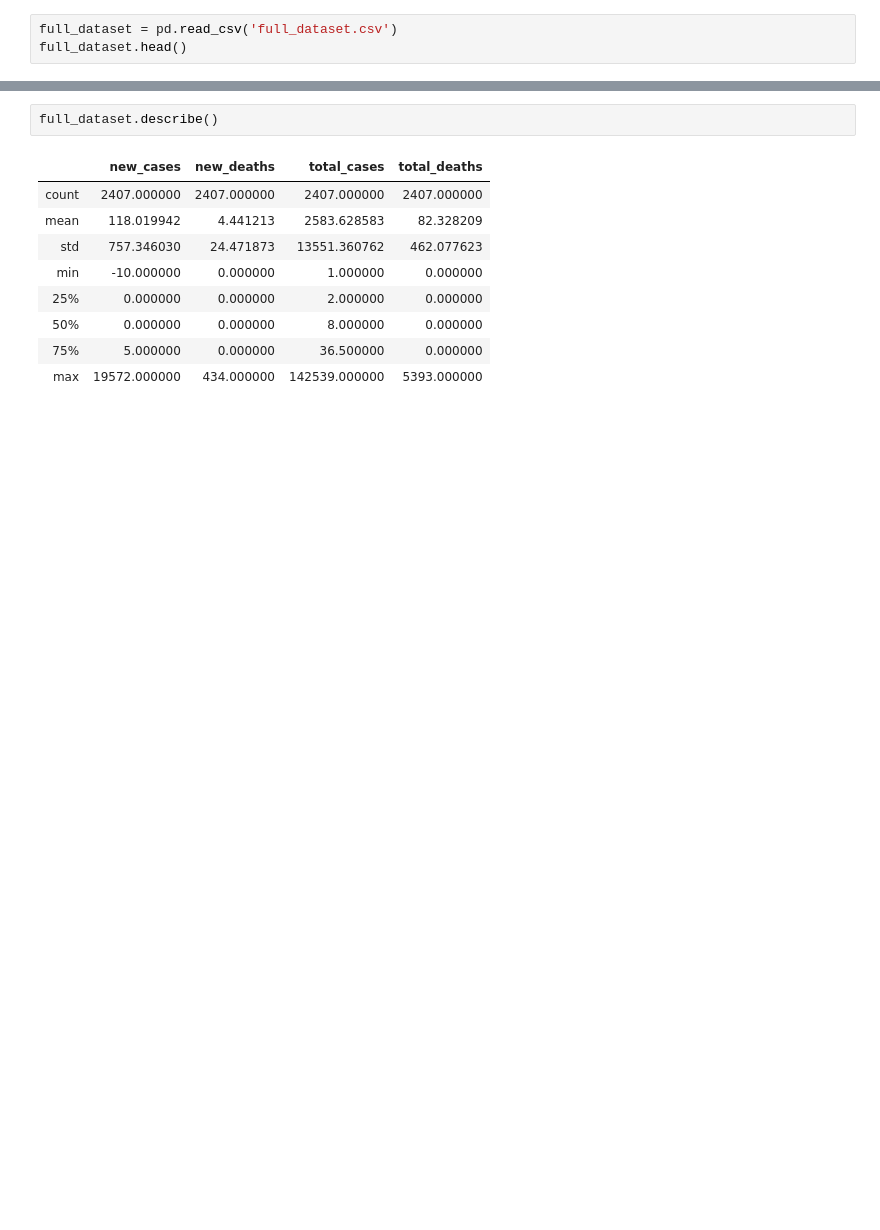
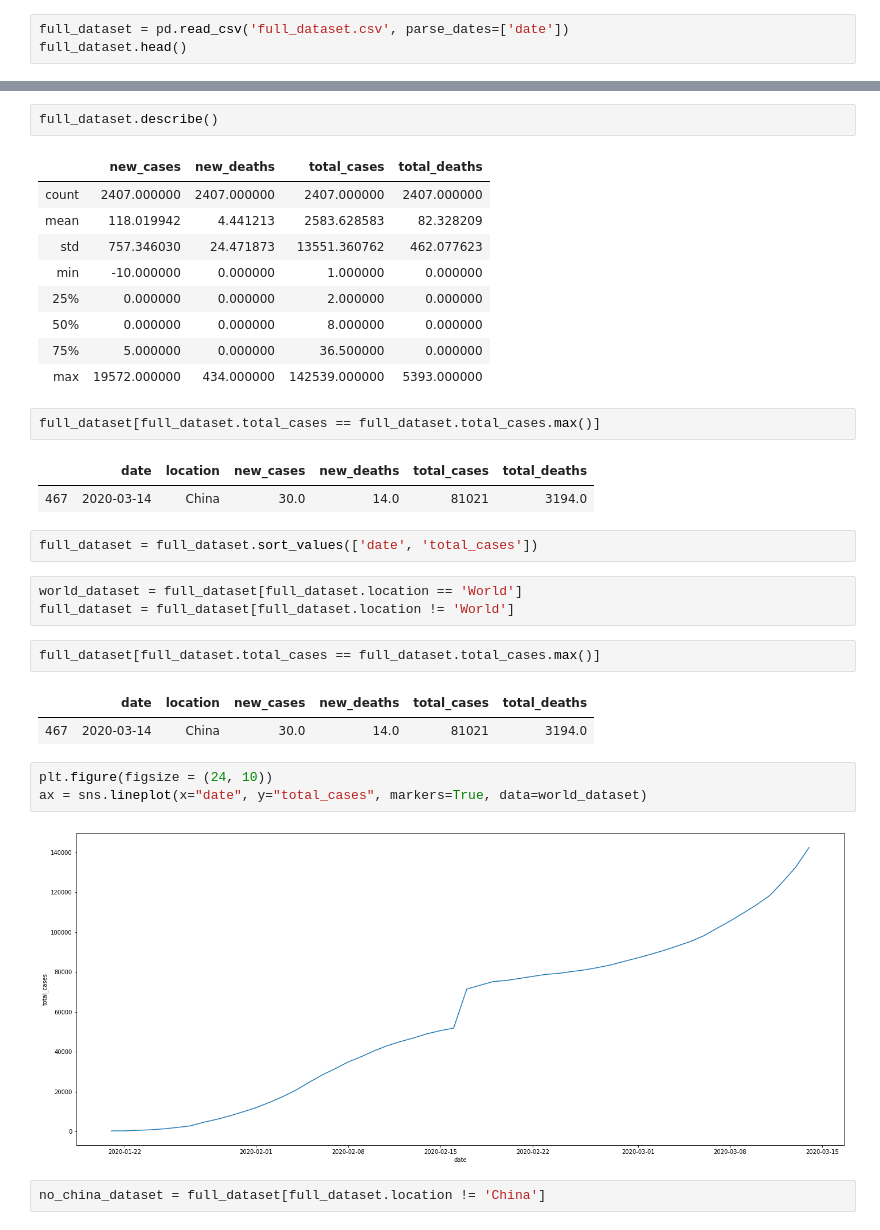
Before and after one commit to MohammedAlawami/corona-data-challenge, a Jupyter notebook: coronavirus_analysis.ipynb, the cells around one changed output, grey strips where cells are left out. Saved outputs shown, nothing was run; the diff lists cells and outputs as text; blank space fills up the shorter version.

Commit message:
added some visualaization

```diff
--- a/coronavirus_analysis.ipynb
+++ b/coronavirus_analysis.ipynb
@@ -41,7 +41,7 @@ total_confirmed.head()
 | 4 | 2020-01-25 | 1320 | NaN | NaN | NaN | NaN | NaN | NaN | NaN | ... |
 5 rows × 138 columns
 # %%
-full_dataset = pd.read_csv('full_dataset.csv')
+full_dataset = pd.read_csv('full_dataset.csv', parse_dates=['date'])
 full_dataset.head()
 # %% [output]
 |  | date | location | new_cases | new_deaths | total_cases | total_deaths |
@@ -86,3 +86,25 @@ full_dataset.describe()
 | 50% | 0.000000 | 0.000000 | 8.000000 | 0.000000 |
 | 75% | 5.000000 | 0.000000 | 36.500000 | 0.000000 |
 | max | 19572.000000 | 434.000000 | 142539.000000 | 5393.000000 |
+# %%
+full_dataset[full_dataset.total_cases == full_dataset.total_cases.max()]
+# %% [output]
+|  | date | location | new_cases | new_deaths | total_cases | total_deaths |
+| 467 | 2020-03-14 | China | 30.0 | 14.0 | 81021 | 3194.0 |
+# %%
+full_dataset = full_dataset.sort_values(['date', 'total_cases'])
+# %%
+world_dataset = full_dataset[full_dataset.location == 'World']
+full_dataset = full_dataset[full_dataset.location != 'World']
+# %%
+full_dataset[full_dataset.total_cases == full_dataset.total_cases.max()]
+# %% [output]
+|  | date | location | new_cases | new_deaths | total_cases | total_deaths |
+| 467 | 2020-03-14 | China | 30.0 | 14.0 | 81021 | 3194.0 |
+# %%
+plt.figure(figsize = (24, 10))
+ax = sns.lineplot(x="date", y="total_cases", markers=True, data=world_dataset)
+# %% [output]
+[figure, added]
+# %%
+no_china_dataset = full_dataset[full_dataset.location != 'China']
```
Also changed, not shown: parts of 4 cells of this notebook.
